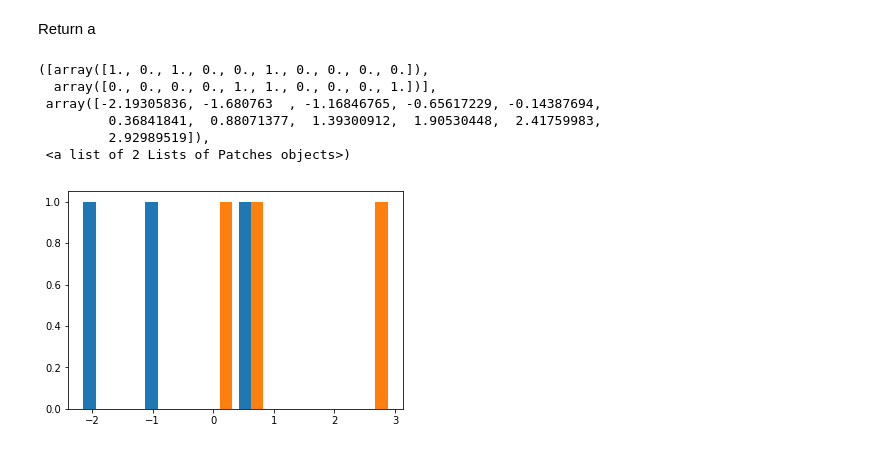
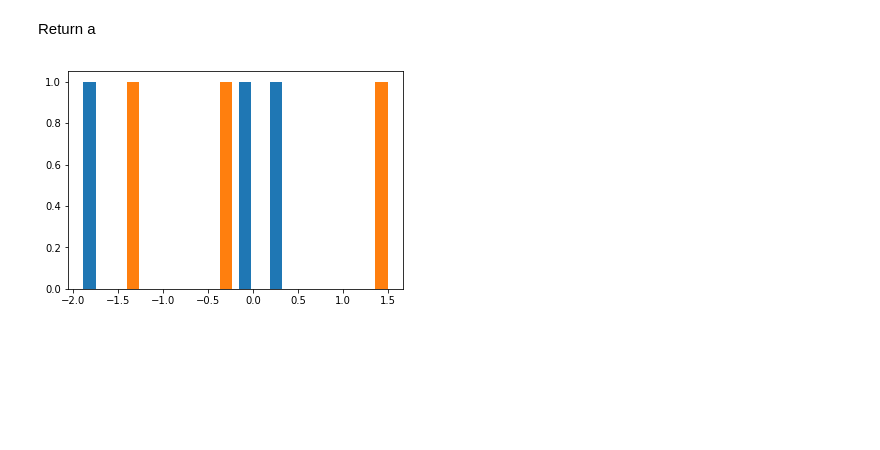
Before and after one commit to SimonMcLain/GMIT-Programming-for-Data-Analysis---Practicals, a Jupyter notebook: numpy-random.ipynb, the cells around one changed output. Saved outputs shown, nothing was run; the diff lists cells and outputs as text; code cells hidden in the pictures; blank space fills up the shorter version.

```diff
--- a/numpy-random.ipynb
+++ b/numpy-random.ipynb
@@ -81,13 +81,8 @@ array([ 3, 10,  2,  2,  2,  5,  2,  4])
 # %% [markdown]
 Return a
 # %%
-a = np.random.randn(3, 2)
-plt.hist(a)
+b = np.random.randn(3, 2)
+plt.hist(b)
+plt.show()
 # %% [output]
-([array([1., 0., 1., 0., 0., 1., 0., 0., 0., 0.]),
-  array([0., 0., 0., 0., 1., 1., 0., 0., 0., 1.])],
- array([-2.19305836, -1.680763  , -1.16846765, -0.65617229, -0.14387694,
-         0.36841841,  0.88071377,  1.39300912,  1.90530448,  2.41759983,
-         2.92989519]),
- <a list of 2 Lists of Patches objects>)
-[figure, old version]
+[figure, new version]
```
Also changed, not shown: parts of 12 cells of this notebook.
